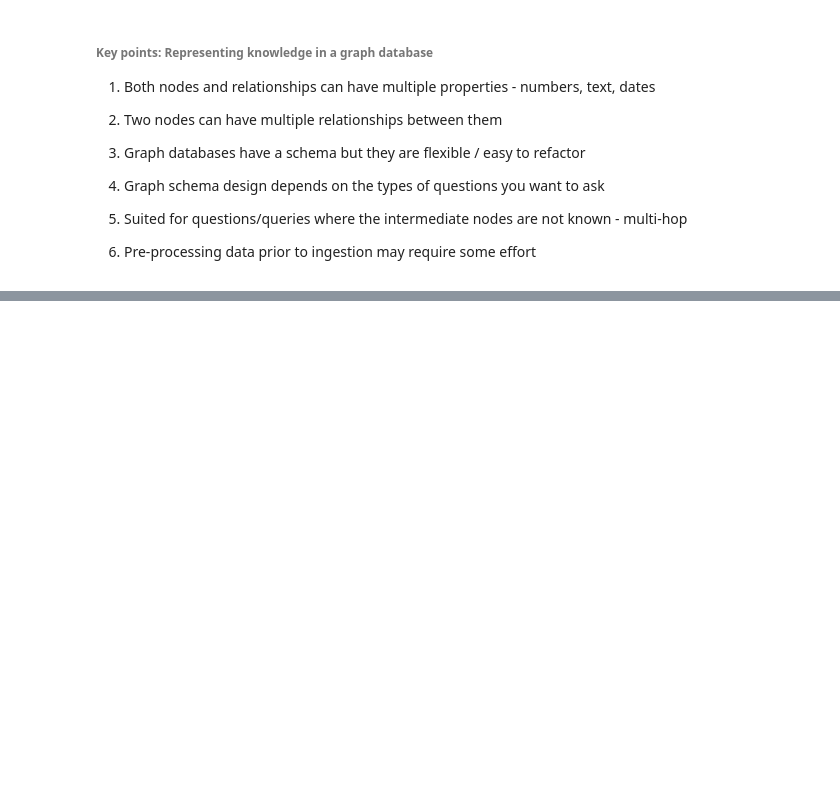
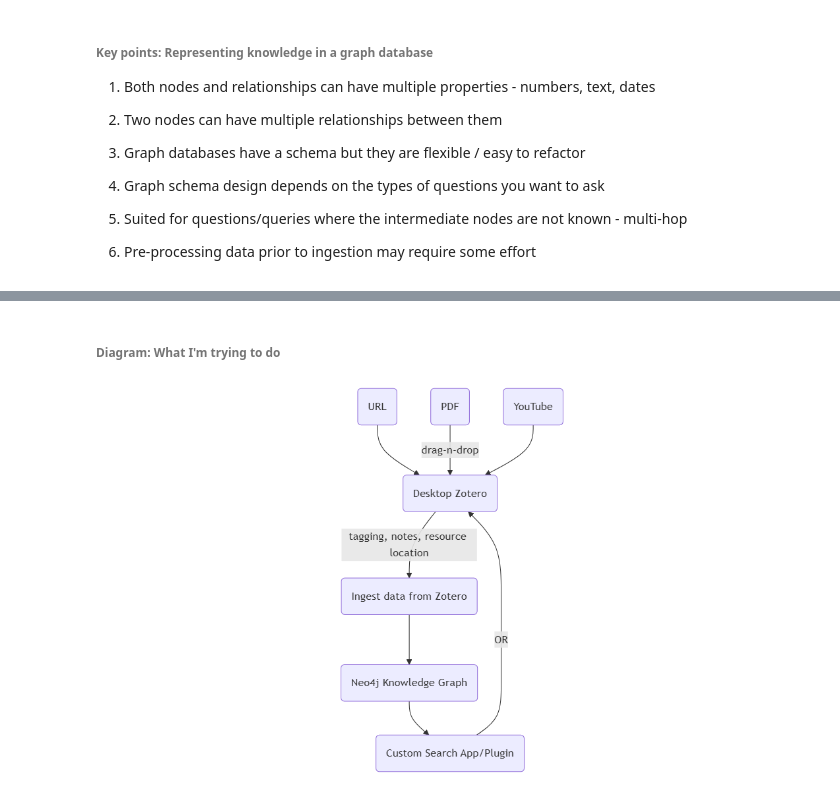
Before and after one commit to georgejaymcmc/AICampKGTalk, a Jupyter notebook: AICampKGTalk.ipynb, the cells around one changed output, grey strips where cells are left out. Saved outputs shown, nothing was run; the diff lists cells and outputs as text; code cells hidden in the pictures; blank space fills up the shorter version.

```diff
--- a/AICampKGTalk.ipynb
+++ b/AICampKGTalk.ipynb
@@ -407,0 +427,12 @@ multi-hop
+# %% [markdown]
+###### Diagram: What I'm trying to do
+# %%
+from IPython.display import Image
+
+# Specify the path to your PNG file
+png_path = r"Diagrams/PNG/zoteroWorkflow.png"
+
+# Display the PNG file
+Image(filename=png_path)
+# %% [output]
+[figure, added]
```
Also changed, not shown: parts of 32 cells of this notebook, 6 other files.
